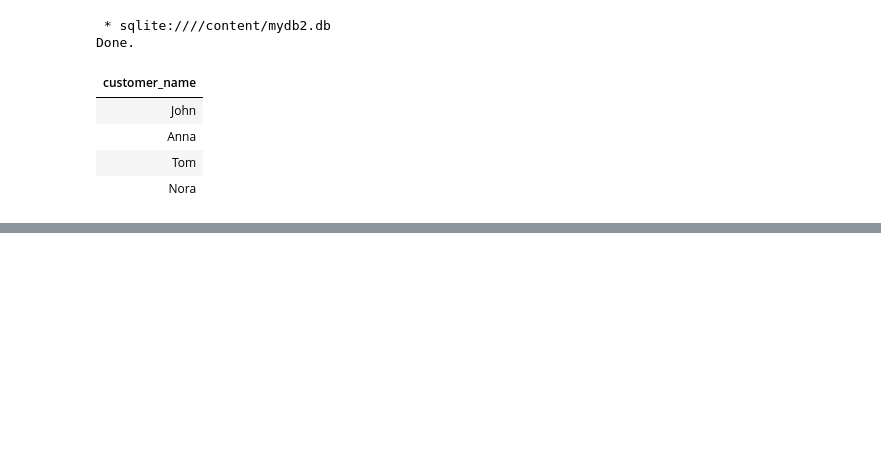
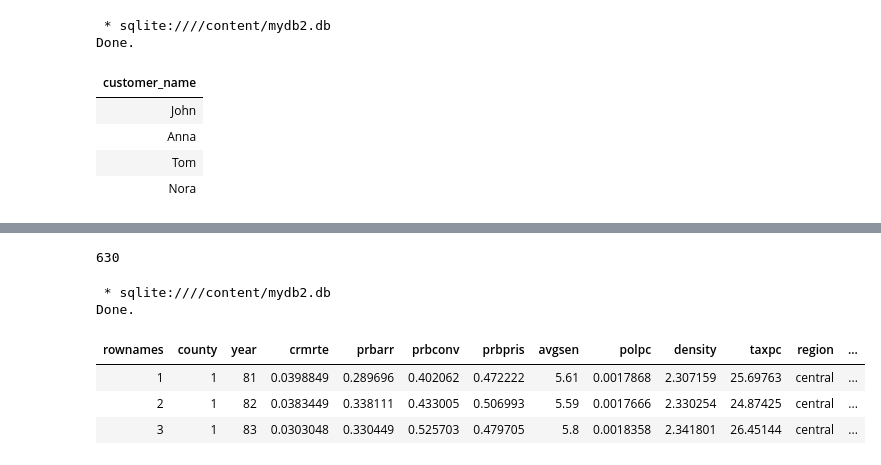
Before and after one commit to salemprakash/FoDS-Fall-2025-26, a Jupyter notebook: Module 2 Sql.ipynb, the cells around one changed output, grey strips where cells are left out. Cells and saved outputs as stored; diff of their text form; code cells hidden in the pictures; blank space fills up the shorter version.

```diff
--- a/Module 2 Sql.ipynb
+++ b/Module 2 Sql.ipynb
@@ -1084,0 +1093,14 @@ Done.
+# %%
+df.to_sql('crime',connection,if_exists='replace',index=False)
+# %% [output]
+630
+# %%
+%%sql
+select * from crime limit 3;
+# %% [output]
+ * sqlite:////content/mydb2.db
+Done.
+| rownames | county | year | crmrte | prbarr | prbconv | prbpris | avgsen | polpc | density | taxpc | region | ... |
+| 1 | 1 | 81 | 0.0398849 | 0.289696 | 0.402062 | 0.472222 | 5.61 | 0.0017868 | 2.307159 | 25.69763 | central | ... |
+| 2 | 1 | 82 | 0.0383449 | 0.338111 | 0.433005 | 0.506993 | 5.59 | 0.0017666 | 2.330254 | 24.87425 | central | ... |
+| 3 | 1 | 83 | 0.0303048 | 0.330449 | 0.525703 | 0.479705 | 5.8 | 0.0018358 | 2.341801 | 26.45144 | central | ... |
```
Also changed, not shown: parts of 6 cells of this notebook.
